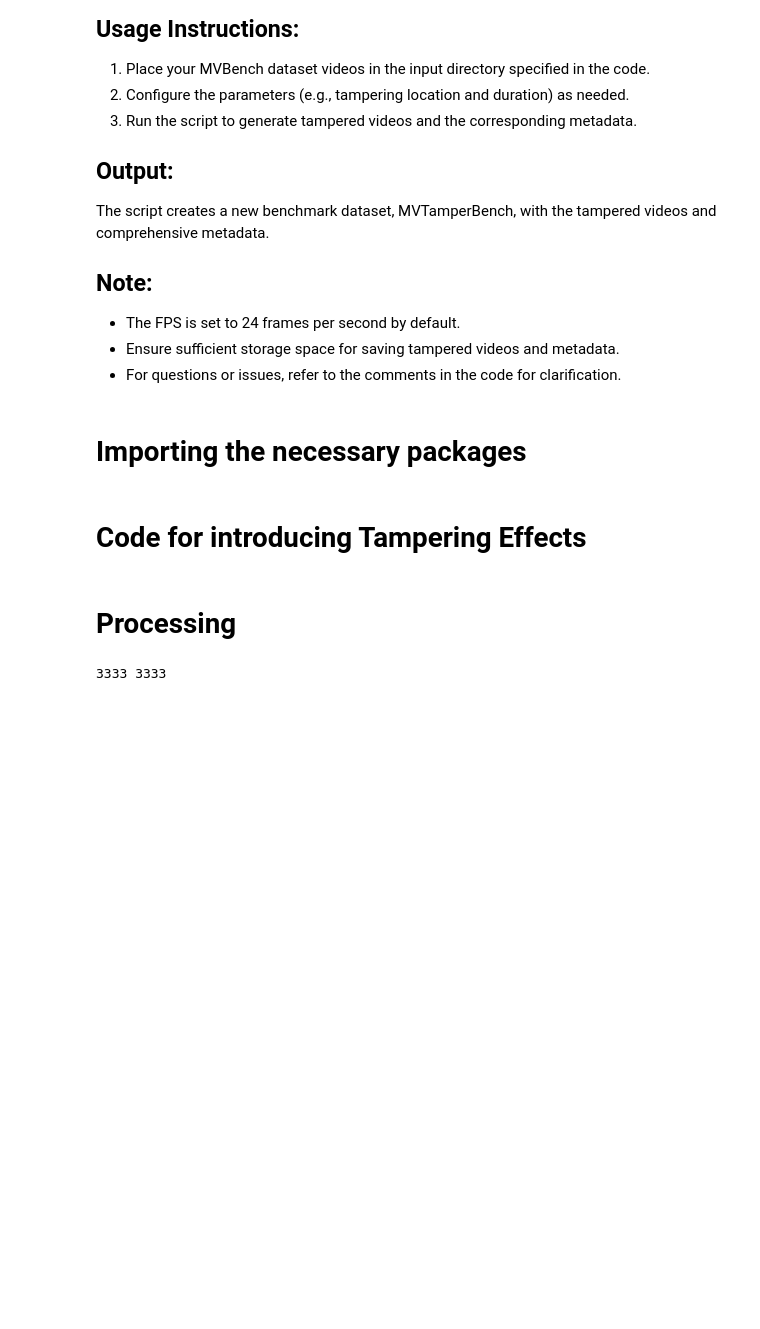
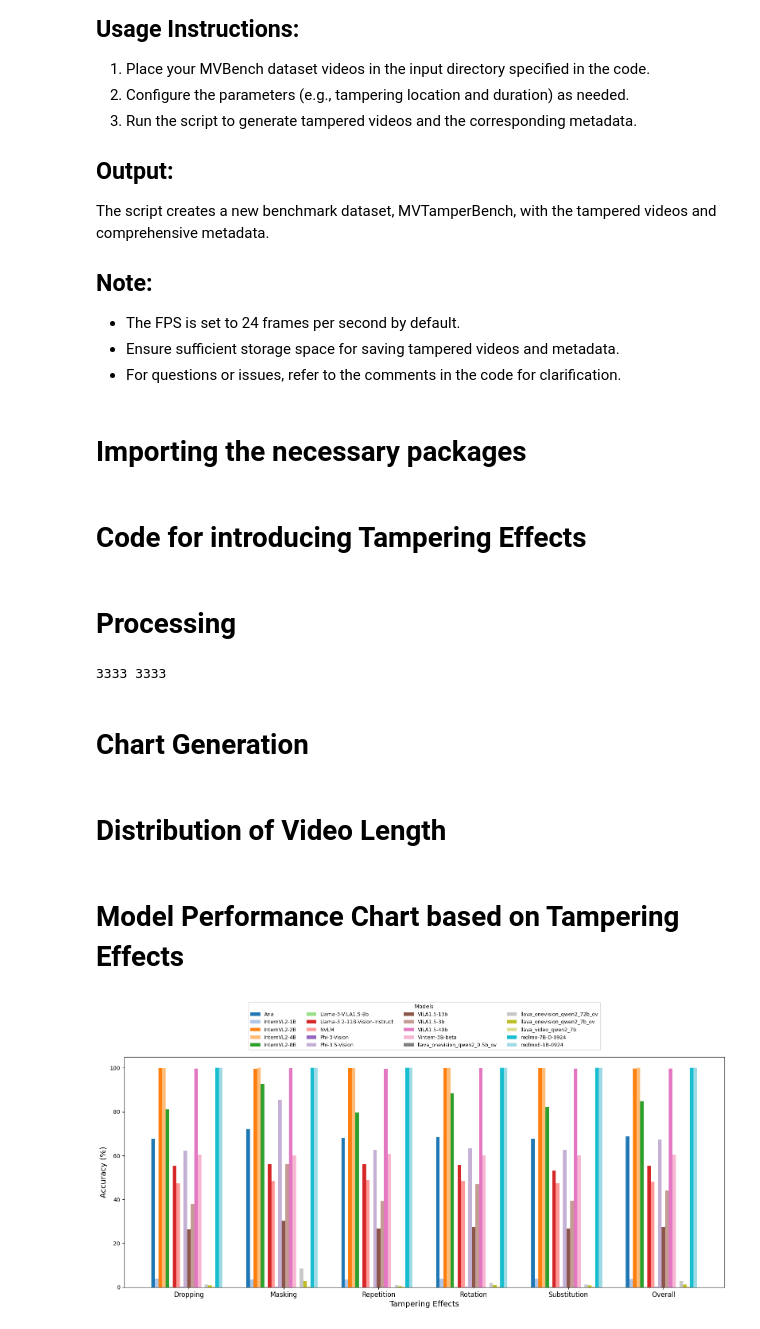
Before and after one commit to amitbcp/MVTamperBench, a Jupyter notebook: MVTamperBench_Tampering_GenerationCode.ipynb, the cells around one changed output. Saved outputs shown, nothing was run; the diff lists cells and outputs as text; code cells hidden in the pictures; blank space fills up the shorter version.

```diff
--- a/MVTamperBench_Tampering_GenerationCode.ipynb
+++ b/MVTamperBench_Tampering_GenerationCode.ipynb
@@ -326,3 +326,7 @@ tampering_location = 'middle'
 tamper_duration = 1  # seconds of tampering
 metadata_path = "./TamperedBenchMiddle/"
 process_videos(input_video_path, ouptut_video_paths,metadata_path, tampering_location, tamper_duration)
+# %% [markdown]
+# Chart Generation
+# %% [markdown]
+# Distribution of Video Length
@@ -328,0 +407,55 @@ process_videos(input_video_path, ouptut_video_paths,metadata_path, tampering_loc
+# %% [markdown]
+# Model Performance Chart based on Tampering Effects
+# %%
+import matplotlib.pyplot as plt
+import numpy as np
+
+# Data: Replace this with the actual data or load from a file
+effects = ["Dropping", "Masking", "Repetition", "Rotation", "Substitution", "Overall"]
+models = [
+    "Aria", "InternVL2-1B", "InternVL2-2B", "InternVL2-4B", "InternVL2-8B",
+    "Llama-3-VILA1.5-8b", "Llama-3.2-11B-Vision-Instruct", "NVLM", "Phi-3-Vision",
+    "Phi-3.5-Vision", "VILA1.5-13b", "VILA1.5-3b", "VILA1.5-40b", "Vintern-3B-beta",
+    "llava_onevision_qwen2_0.5b_ov", "llava_onevision_qwen2_72b_ov", "llava_onevision_qwen2_7b_ov",
+    "llava_video_qwen2_7b", "molmo-7B-D-0924", "molmoE-1B-0924"
+]
+
+# Accuracy values (replace with your data as a numpy array)
+data = np.array([
+    [67.68, 3.89, 99.82, 99.97, 81.11, 0.05, 55.24, 47.50, 0.11, 62.42, 26.39, 38.00, 99.68, 60.26, 0.00, 1.24, 0.87, 0.34, 100.00, 100.00],
+    [72.08, 3.66, 99.47, 100.00, 92.68, 0.13, 56.13, 48.29, 0.08, 85.34, 30.24, 56.16, 99.95, 60.11, 0.00, 8.42, 2.84, 0.26, 100.00, 100.00],
+    [68.16, 3.53, 99.84, 99.97, 79.63, 0.03, 56.24, 48.66, 0.00, 62.55, 26.82, 39.24, 99.50, 60.89, 0.00, 1.11, 0.58, 0.29, 100.00, 100.00],
+    [68.50, 3.89, 99.87, 100.00, 88.50, 0.13, 55.58, 48.29, 0.08, 63.26, 27.50, 46.95, 99.92, 60.21, 0.00, 2.03, 1.05, 0.32, 100.00, 100.00],
+    [67.58, 3.87, 99.82, 99.97, 82.08, 0.05, 53.29, 47.45, 0.11, 62.53, 26.76, 39.42, 99.71, 60.24, 0.00, 1.26, 0.87, 0.32, 100.00, 100.00],
+    [68.80, 3.77, 99.76, 99.98, 84.80, 0.08, 55.29, 48.04, 0.07, 67.22, 27.54, 43.95, 99.75, 60.34, 0.00, 2.81, 1.24, 0.31, 100.00, 100.00],
+])
+
+# Plot settings
+bar_width = 0.75
+index = np.arange(len(effects))
+num_models = data.shape[1]
+colors = plt.cm.tab20.colors
+
+# Create a grouped bar chart
+fig, ax = plt.subplots(figsize=(16, 8))
+
+for i in range(num_models):
+    ax.bar(index + i * bar_width / num_models, data[:, i], bar_width / num_models, label=models[i], color=colors[i % len(colors)])
+
+# Add labels and legend
+ax.set_xlabel("Tampering Effects", fontsize=14)
+ax.set_ylabel("Accuracy (%)", fontsize=14)
+ax.set_xticks(index + bar_width / 2)
+ax.set_xticklabels(effects, rotation=0, fontsize=12)
+ax.legend(bbox_to_anchor=(0.5, 1.02), loc='lower center', fontsize=9, ncol=4, title="Models")
+
+# Adjust layout
+plt.tight_layout()
+
+# Save the figure in high resolution
+plt.savefig("model_performance_chart.png", dpi=300, bbox_inches='tight')
+
+# Show the chart
+plt.show()
+# %% [output]
+[figure, added]
```
Also changed, not shown: parts of 5 cells of this notebook.
